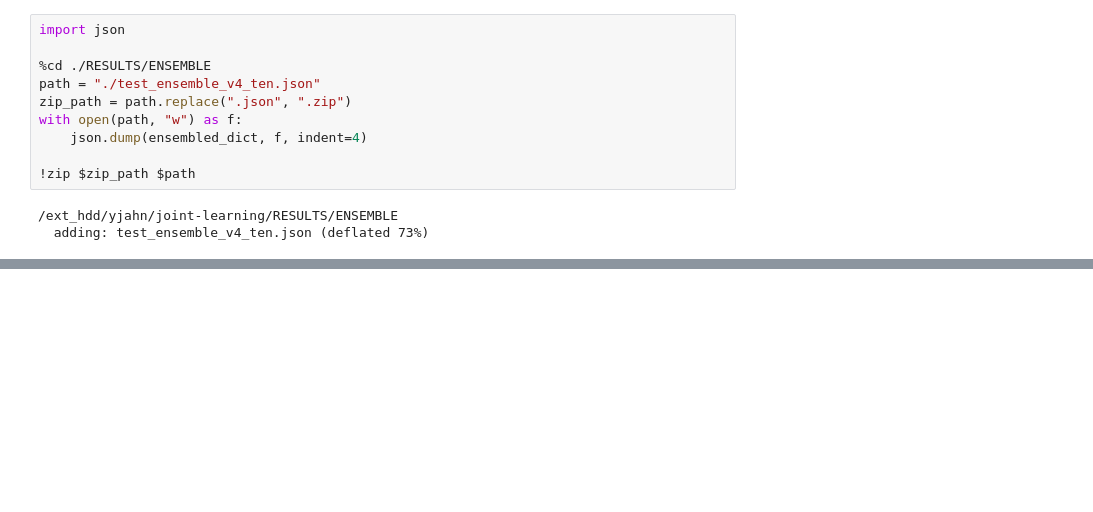
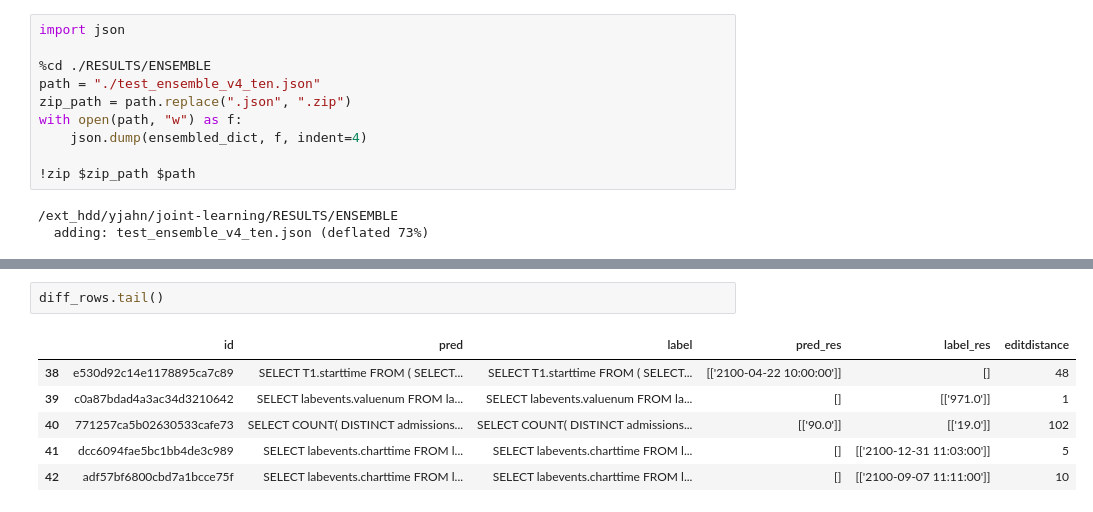
Before and after one commit to snoop2head/EHRSQL, a Jupyter notebook: ensemble.ipynb, the cells around one changed output, grey strips where cells are left out. Drawn from its saved outputs; the diff is of its cells as text; blank space fills up the shorter version.

```diff
--- a/ensemble.ipynb
+++ b/ensemble.ipynb
@@ -185,0 +343,9 @@ with open(path, "w") as f:
+# %%
+diff_rows.tail()
+# %% [output]
+|  | id | pred | label | pred_res | label_res | editdistance |
+| 38 | e530d92c14e1178895ca7c89 | SELECT T1.starttime FROM ( SELECT... | SELECT T1.starttime FROM ( SELECT... | [['2100-04-22 10:00:00']] | [] | 48 |
+| 39 | c0a87bdad4a3ac34d3210642 | SELECT labevents.valuenum FROM la... | SELECT labevents.valuenum FROM la... | [] | [['971.0']] | 1 |
+| 40 | 771257ca5b02630533cafe73 | SELECT COUNT( DISTINCT admissions... | SELECT COUNT( DISTINCT admissions... | [['90.0']] | [['19.0']] | 102 |
+| 41 | dcc6094fae5bc1bb4de3c989 | SELECT labevents.charttime FROM l... | SELECT labevents.charttime FROM l... | [] | [['2100-12-31 11:03:00']] | 5 |
+| 42 | adf57bf6800cbd7a1bcce75f | SELECT labevents.charttime FROM l... | SELECT labevents.charttime FROM l... | [] | [['2100-09-07 11:11:00']] | 10 |
```
Also changed, not shown: parts of 15 cells of this notebook, 36 other files.
